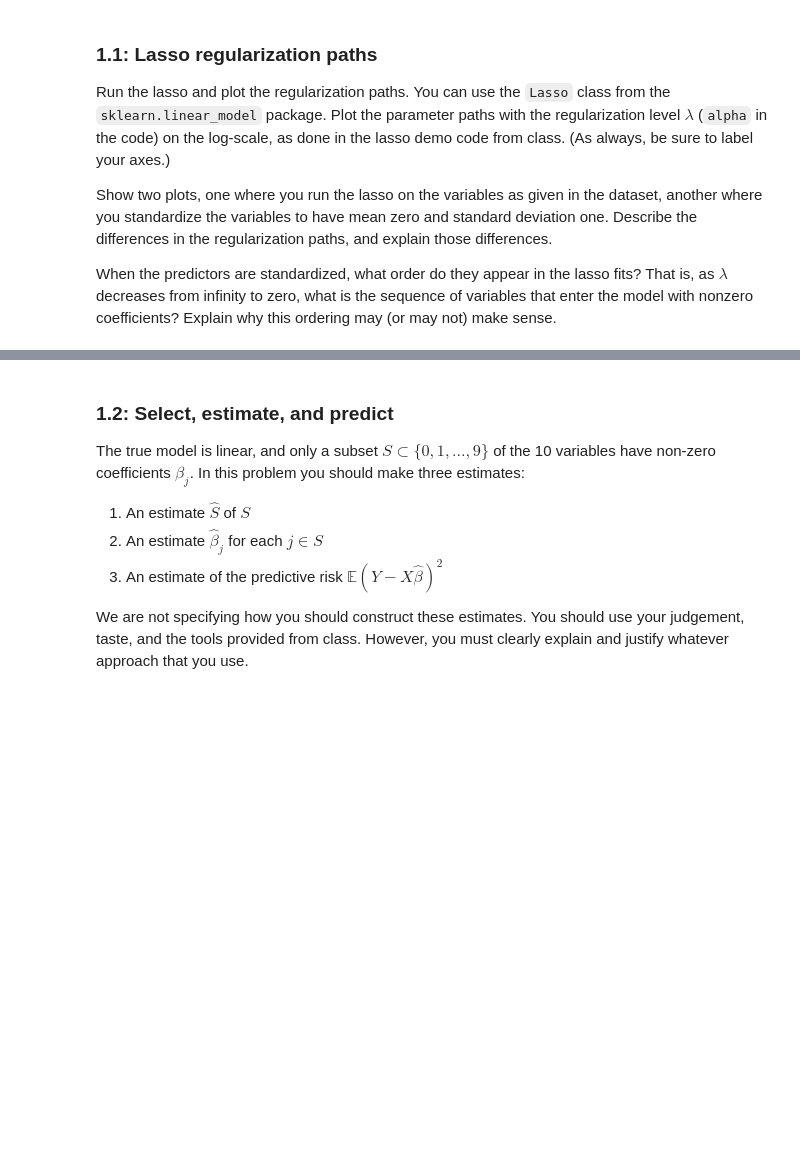
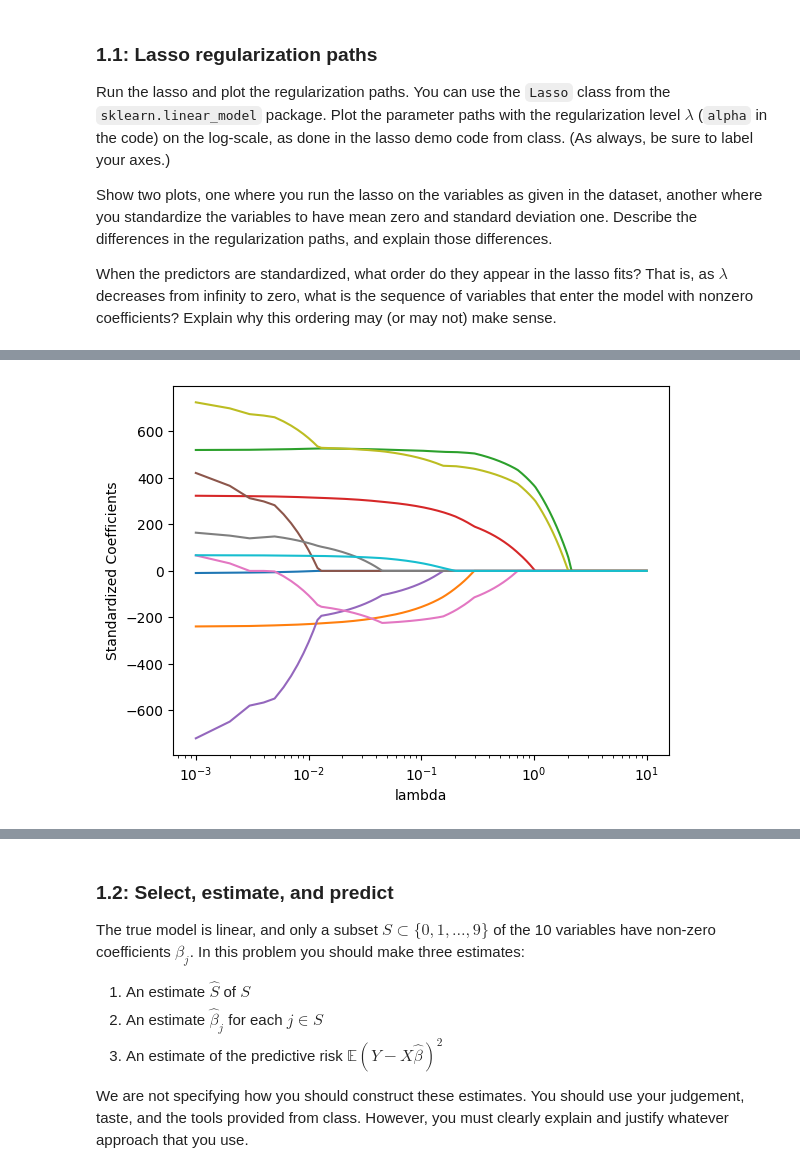
Before and after one commit to hascherj/IML_assignments, a Jupyter notebook: assignments/assn1/assn1.ipynb, the cells around one changed output, grey strips where cells are left out. Saved outputs shown, nothing was run; the diff lists cells and outputs as text; code cells hidden in the pictures; blank space fills up the shorter version.

```diff
--- a/assignments/assn1/assn1.ipynb
+++ b/assignments/assn1/assn1.ipynb
@@ -80,0 +100,21 @@ When the predictors are standardized, what order do they appear in the lasso fit
+# %%
+# your code (and Markdown if needed) here
+# Unstandardized coefficients
+alphas = np.linspace(0.001, 10.0, 10000)
+lasso = Lasso()
+coefs = []
+
+for a in alphas:
+    lasso.set_params(alpha=a)
+    lasso.fit(X, y)
+    coefs.append(lasso.coef_)
+
+ax = plt.gca()
+ax.plot(alphas, coefs)
+ax.set_xscale('log')
+plt.axis('tight')
+plt.xlabel('lambda')
+plt.ylabel('Standardized Coefficients')
+plt.show()
+# %% [output]
+[figure, added]
```
Also changed, not shown: parts of 15 cells of this notebook.
